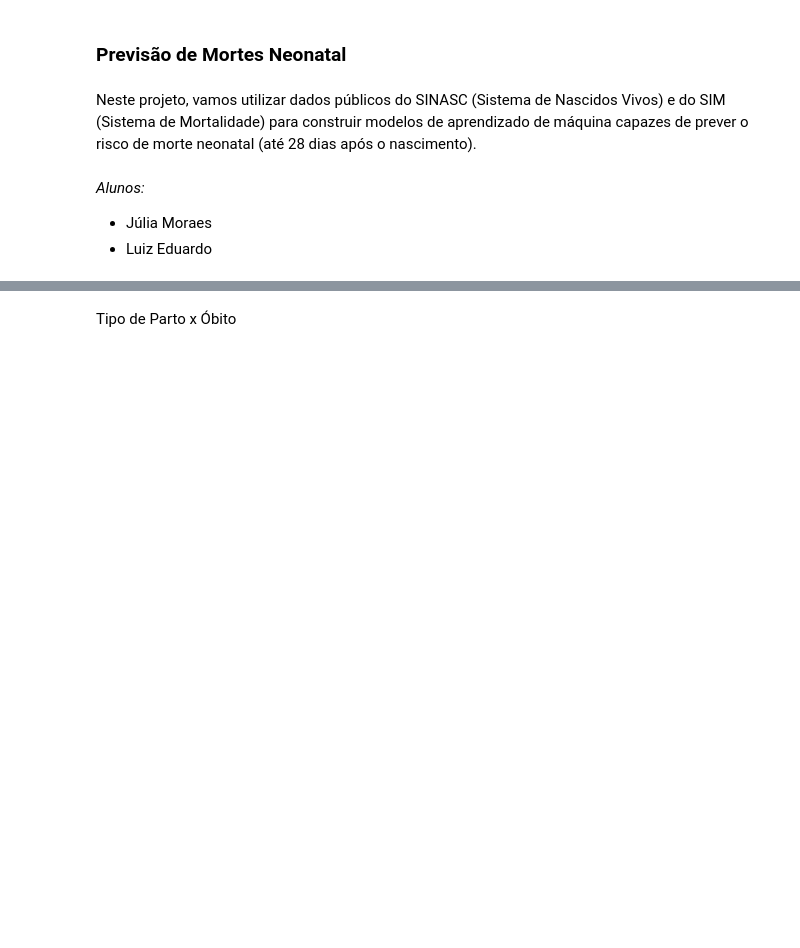
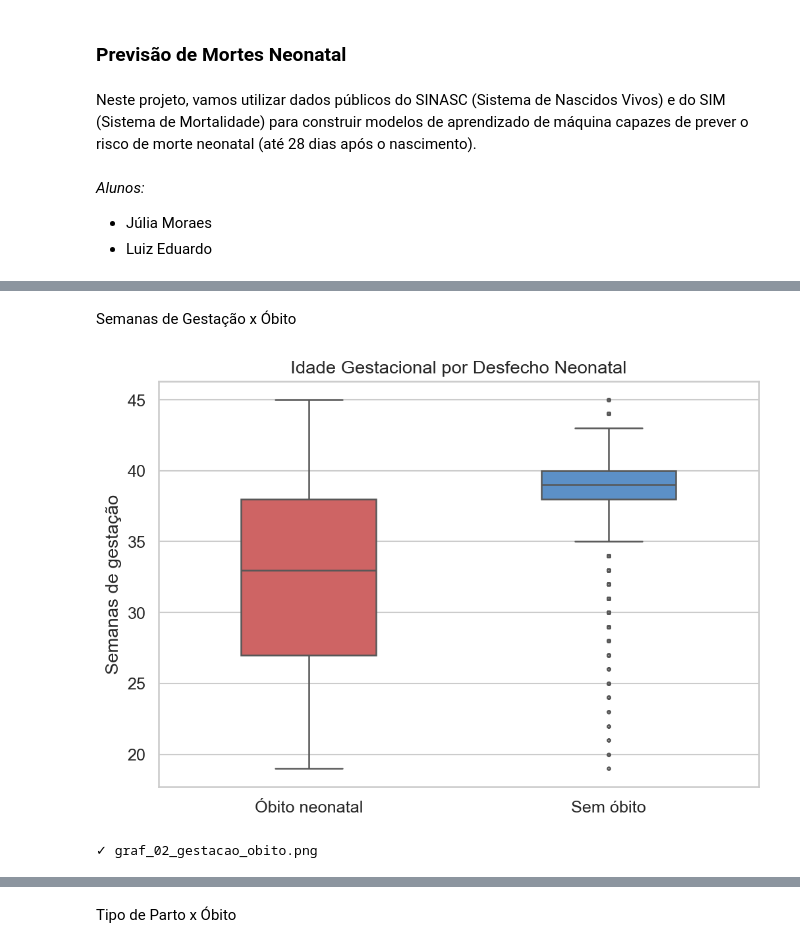
Before and after one commit to juliamssilva/neopredict, a Jupyter notebook: data.ipynb, the cells around one changed output, grey strips where cells are left out. Drawn from its saved outputs; the diff is of its cells as text; code cells hidden in the pictures; blank space fills up the shorter version.

```diff
--- a/data.ipynb
+++ b/data.ipynb
@@ -376,0 +72,18 @@ plt.show()
+# %% [markdown]
+Semanas de Gestação x Óbito
+# %%
+if "SEMAGESTAC" in df.columns:
+    fig, ax = plt.subplots(figsize=(7, 5))
+    sns.boxplot(data=df, x="grupo", y="SEMAGESTAC",
+                palette={"Sem óbito": COR_VIVO, "Óbito neonatal": COR_OBITO},
+                width=0.45, linewidth=1.2, fliersize=2, ax=ax)
+    ax.set_xlabel("")
+    ax.set_ylabel("Semanas de gestação")
+    ax.set_title("Idade Gestacional por Desfecho Neonatal")
+    plt.tight_layout()
+    plt.savefig("graf_02_gestacao_obito.png")
+    plt.show()
+    print("✓ graf_02_gestacao_obito.png")
+# %% [output]
+[figure, added]
+✓ graf_02_gestacao_obito.png
```
Also changed, not shown: parts of 72 cells of this notebook, 9 other files.
